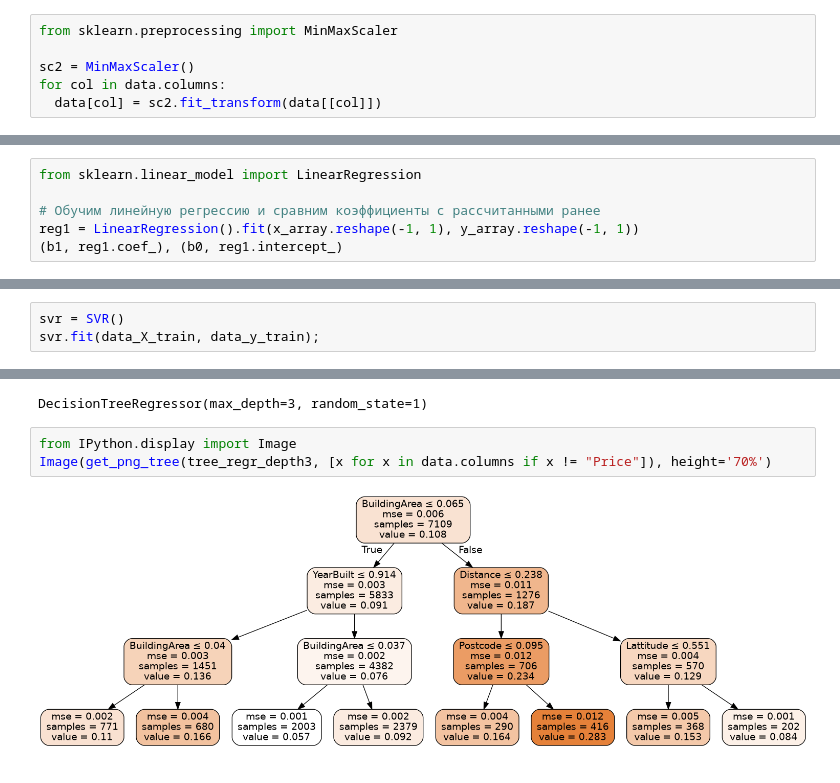
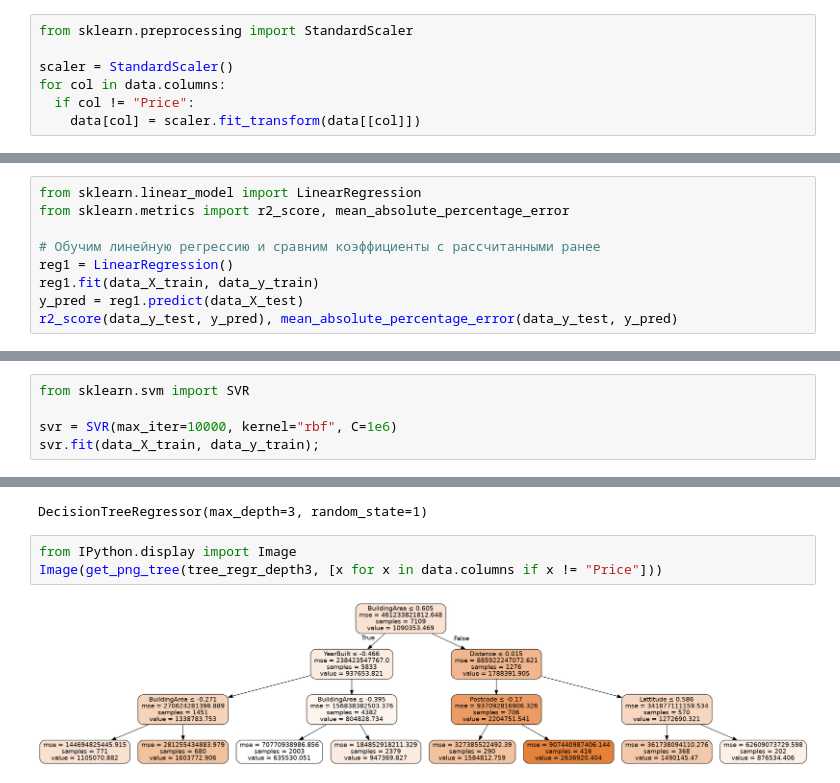
Before and after one commit to ksa678491784/mlt, a Jupyter notebook: 4/4.ipynb, the cells around one changed output, grey strips where cells are left out. Cells and saved outputs as stored; diff of their text form.

```diff
--- a/4/4.ipynb
+++ b/4/4.ipynb
@@ -103,11 +103,12 @@ data.head()
 | 11 | 3 | 0 | 1876000 | 2.5 | 3067 | 4 | 2 | 0 | 245.0 | 210.0 | ... |
 | 14 | 2 | 0 | 1636000 | 2.5 | 3067 | 2 | 1 | 2 | 256.0 | 107.0 | ... |
 # %%
-from sklearn.preprocessing import MinMaxScaler
+from sklearn.preprocessing import StandardScaler
 
-sc2 = MinMaxScaler()
+scaler = StandardScaler()
 for col in data.columns:
-  data[col] = sc2.fit_transform(data[[col]])
+  if col != "Price":
+    data[col] = scaler.fit_transform(data[[col]])
 # %%
 data.head()
 # %% [output]
@@ -210,7 +147,10 @@ MSE = 0.000350400264290011
 # %%
 from sklearn.linear_model import LinearRegression
+from sklearn.metrics import r2_score, mean_absolute_percentage_error
 
 # Обучим линейную регрессию и сравним коэффициенты с рассчитанными ранее
-reg1 = LinearRegression().fit(x_array.reshape(-1, 1), y_array.reshape(-1, 1))
-(b1, reg1.coef_), (b0, reg1.intercept_)
+reg1 = LinearRegression()
+reg1.fit(data_X_train, data_y_train)
+y_pred = reg1.predict(data_X_test)
+r2_score(data_y_test, y_pred), mean_absolute_percentage_error(data_y_test, y_pred)
 # %% [output]
@@ -249,5 +160,7 @@ data_X_train, data_X_test, data_y_train, data_y_test = train_test_split(
 # %%
-svr = SVR()
+from sklearn.svm import SVR
+
+svr = SVR(max_iter=10000, kernel="rbf", C=1e6)
 svr.fit(data_X_train, data_y_train);
 # %%
 y_pred = svr.predict(data_X_test)
@@ -320,6 +229,6 @@ tree_regr_depth3
 DecisionTreeRegressor(max_depth=3, random_state=1)
 # %%
 from IPython.display import Image
-Image(get_png_tree(tree_regr_depth3, [x for x in data.columns if x != "Price"]), height='70%')
+Image(get_png_tree(tree_regr_depth3, [x for x in data.columns if x != "Price"]))
 # %% [output]
-[figure, old version]
+[figure, new version]
```
Also changed, not shown: parts of 21 cells of this notebook, 6 other files.
